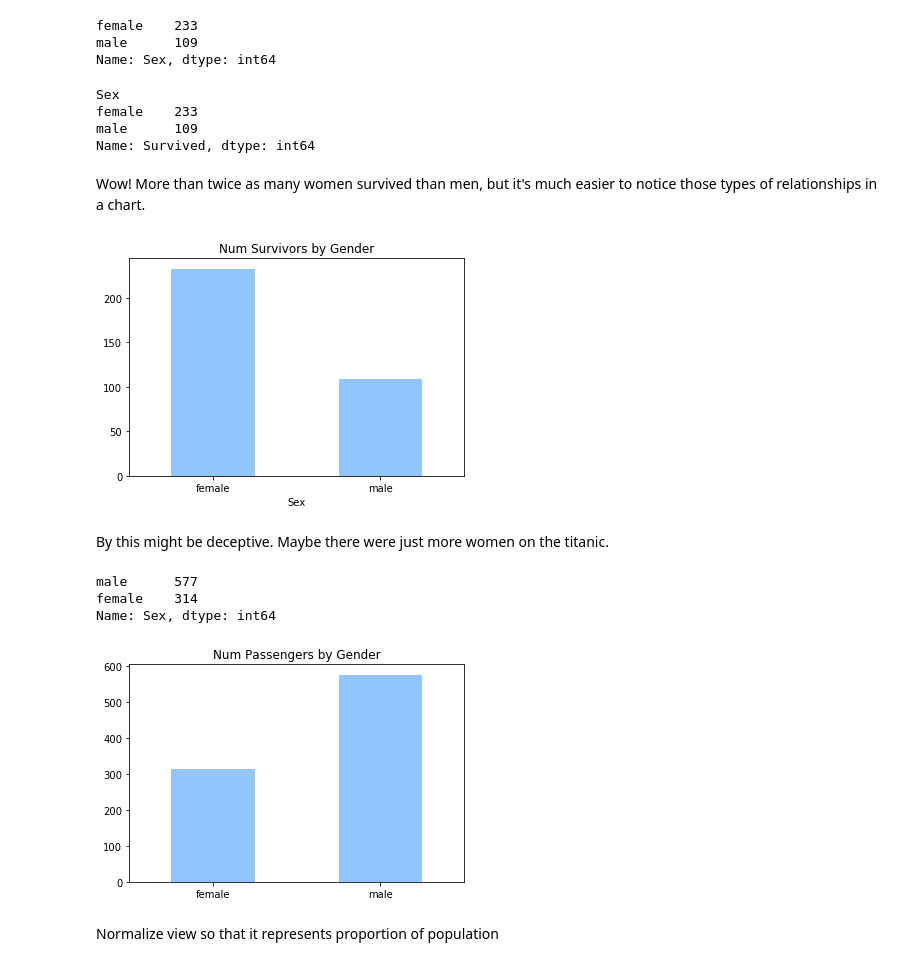
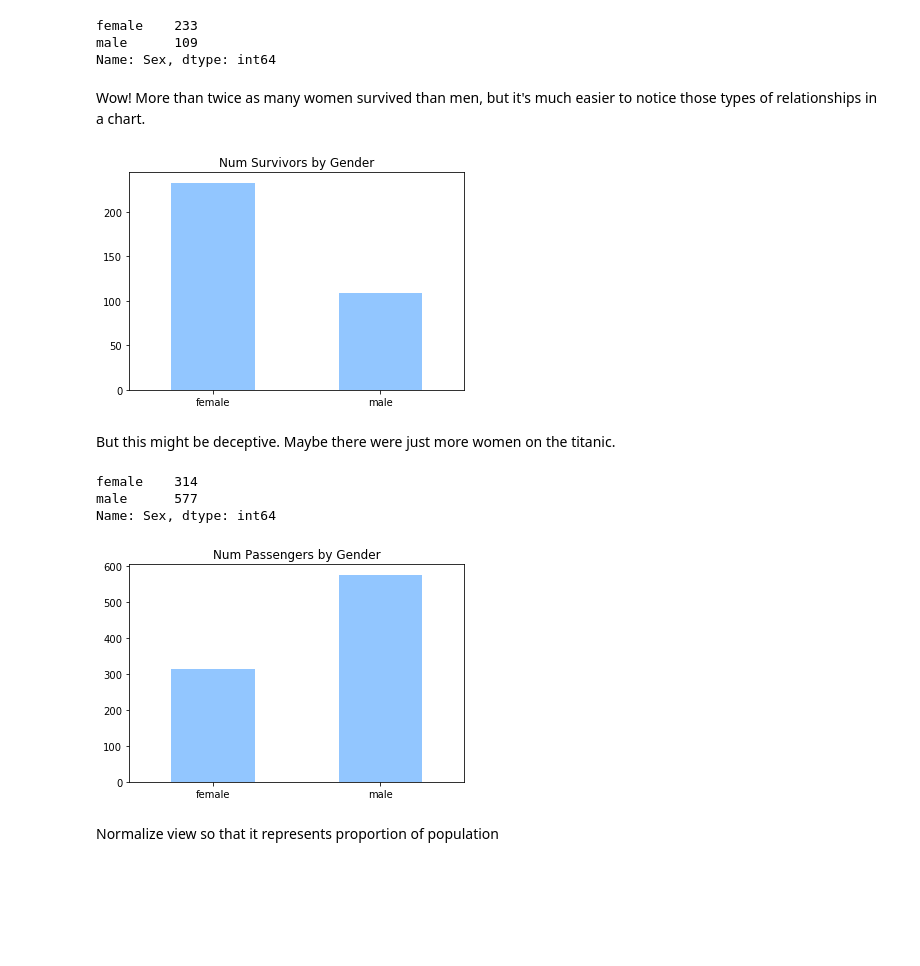
Before and after one commit to ppkn/udacity-titanic, a Jupyter notebook: Analysis of Titanic Dataset.ipynb, the cells around one changed output. Drawn from its saved outputs; the diff is of its cells as text; code cells hidden in the pictures; blank space fills up the shorter version.

```diff
--- a/Analysis of Titanic Dataset.ipynb
+++ b/Analysis of Titanic Dataset.ipynb
@@ -66,22 +66,15 @@ survivors_mf.value_counts()
 female    233
 male      109
 Name: Sex, dtype: int64
-# %%
-# Because 0 means no and 1 means yes, we can sum the `Survived` column to find total survivors
-survivors_by_mf = titanic_data.groupby('Sex')['Survived'].sum()
-survivors_by_mf
-# %% [output]
-Sex
-female    233
-male      109
-Name: Survived, dtype: int64
 # %% [markdown]
 Wow! More than twice as many women survived than men, but it's much easier to notice those types of relationships in a chart.
 # %%
-survivors_by_mf.plot(kind='bar', rot=0)
+titanic_data.loc[titanic_data['Survived'] == 1, 'Sex'] \
+            .value_counts() \
+            .plot(kind='bar', rot=0)
 plt.title('Num Survivors by Gender')
 plt.savefig('figures/num_survivors_by_gender.png')
 # %% [output]
-[figure, old version]
+[figure, new version]
 # %% [markdown]
-By this might be deceptive. Maybe there were just more women on the titanic.
+But this might be deceptive. Maybe there were just more women on the titanic.
@@ -88,13 +85,13 @@ By this might be deceptive. Maybe there were just more women on the titanic.
 # %%
-passengers_by_mf = titanic_data['Sex']
-passengers_by_mf.value_counts() \
-                .loc[['female', 'male']] \
-                .plot(kind='bar', rot=0)
+titanic_data['Sex'].value_counts() \
+                   .sort_index() \
+                   .pipe(pipe_print) \
+                   .plot(kind='bar', rot=0)
 plt.title('Num Passengers by Gender')
-passengers_by_mf.value_counts()
+plt.savefig('figures/num_by_gender.png')
 # %% [output]
+female    314
 male      577
-female    314
 Name: Sex, dtype: int64
 [figure]
 # %% [markdown]
```
Also changed, not shown: parts of 17 cells of this notebook, 8 other files.
